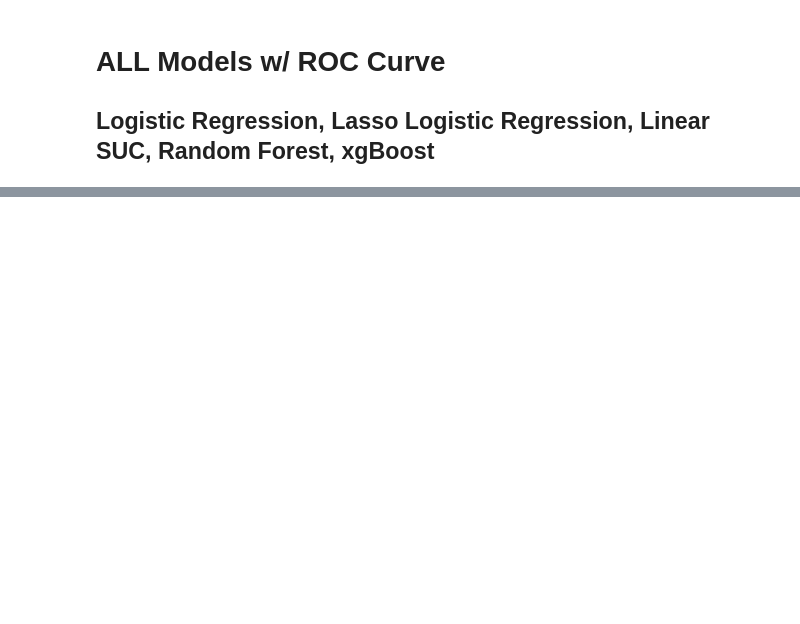
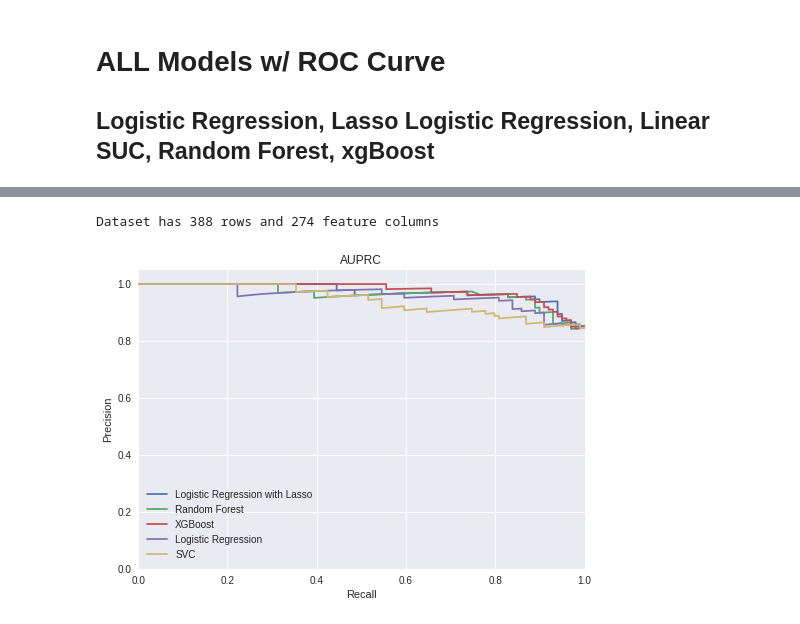
Before and after one commit to ParthShah412/AAMLP-Project, a Jupyter notebook: Model_Evaluation_ROC_learningcurve_lesionstudy.ipynb, the cells around one changed output, grey strips where cells are left out. Drawn from its saved outputs; the diff is of its cells as text; code cells hidden in the pictures; blank space fills up the shorter version.

```diff
--- a/Model_Evaluation_ROC_learningcurve_lesionstudy.ipynb
+++ b/Model_Evaluation_ROC_learningcurve_lesionstudy.ipynb
@@ -717,0 +837,78 @@ plt.savefig('ROC for ALL')
+# %%
+figg = plt.figure()
+RANDOM_BANG = 1215
+elf_lr= LogisticRegression(max_iter=5000,
+                           solver="liblinear",
+                           C=1,
+                           random_state = RANDOM_BANG)
+elf_lr.fit(lasso_x_train, y_train)
+lg_y_pred = elf_lr.predict(lasso_x_test)
+lg_y_prob = elf_lr.predict_proba(lasso_x_test)[:,1]
+pr, rec, thresholds = precision_recall_curve(y_test.values.ravel(), lg_y_prob)
+plt.plot(rec, pr, label='Logistic Regression with Lasso')
+
+
+# Random Foreest
+# reload dataset because we don't use LASSO for random forest
+from rf import load_data
+x,y,df = load_data('merged_file_f.csv')
+x_train, x_test, y_train, y_test= train_test_split(x, y, test_size= 0.3,
+                                                   random_state = RANDOM_BANG)
+
+best_random = rf_random.best_estimator_
+rf_y_pred = best_random.predict(x_test)
+rf_y_prob = best_random.predict_proba(x_test)[:,1]
+
+pr, rec, thresholds = precision_recall_curve(y_test.values.ravel(), rf_y_prob)
+plt.plot(rec, pr, label='Random Forest')
+
+# XGBoost
+xg_y_pred = xg_rf.predict(xg_x_test)
+xg_y_prob = xg_rf.predict_proba(xg_x_test)[:,1]
+
+pr, rec, thresholds = precision_recall_curve(xg_y_test, xg_y_prob)
+plt.plot(rec, pr, label='XGBoost')
+
+
+# Simply Logistic Regression , c= 0.1
+from sklearn.preprocessing import StandardScaler
+sc= StandardScaler()
+x_train= sc.fit_transform(x_train)
+x_test= sc.fit_transform(x_test)
+
+elf_simply_lr = LogisticRegression(solver= "liblinear",
+                                   max_iter= 5000,
+                                   C = 0.1,
+                                   random_state = RANDOM_BANG)
+elf_simply_lr.fit(x_train, y_train)
+lr_y_pred = elf_simply_lr.predict(x_test)
+lr_y_prob = elf_simply_lr.predict_proba(x_test)[:,1]
+pr, rec, thresholds = precision_recall_curve(y_test.values.ravel(), lr_y_prob)
+plt.plot(rec, pr, label='Logistic Regression')
+
+
+# SVC, best params: {'kernel': 'rbf', 'gamma': 0.01, 'degree': 1, 'decision_function_shape': 'ovo', 'coef0': 3.0500000000000003, 'C': 10}
+elf_svc= SVC(kernel = 'rbf',
+             gamma = 0.01,
+             degree = 1,
+             decision_function_shape = 'ovo',
+             coef0 = 3.05,
+             C = 10,
+            probability = True)
+elf_svc.fit(x_train, y_train)
+svc_y_pred = elf_svc.predict(x_test)
+svc_y_prob = elf_svc.predict_proba(x_test)[:,1]
+pr, rec, thresholds = precision_recall_curve(y_test.values.ravel(), svc_y_prob)
+plt.plot(rec, pr, label='SVC')
+
+plt.xlim([0.0, 1.0])
+plt.ylim([0.0, 1.05])
+plt.xlabel('Recall')
+plt.ylabel('Precision')
+plt.title('AUPRC')
+plt.legend()
+figg.savefig("/home/parthshah412/Documents/CapstoneProject/New_Work/ImagesNew/AUPRC_pdf.pdf", bbox_inches='tight')
+plt.show()
+# %% [output]
+Dataset has 388 rows and 274 feature columns
+[figure, added]
```
Also changed, not shown: parts of 31 cells of this notebook.
